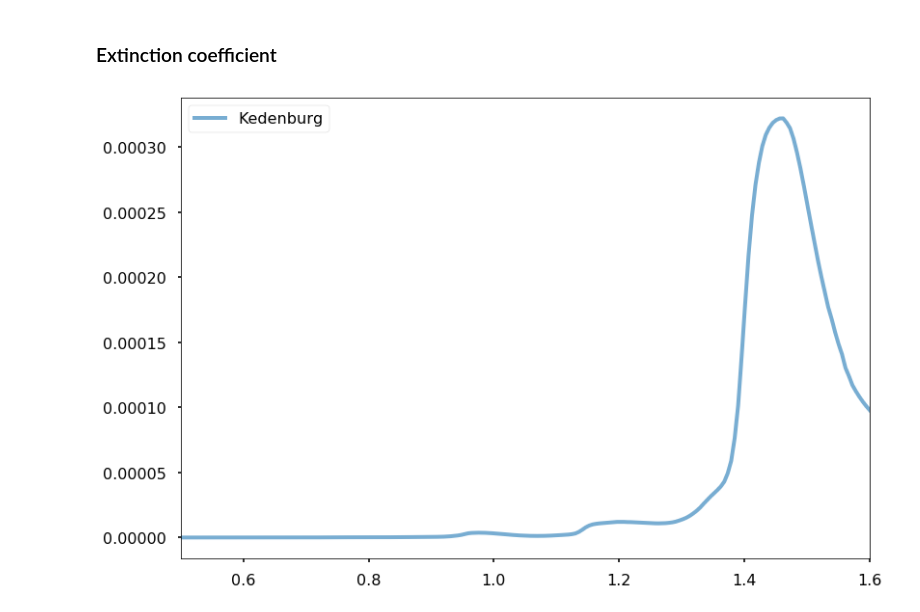
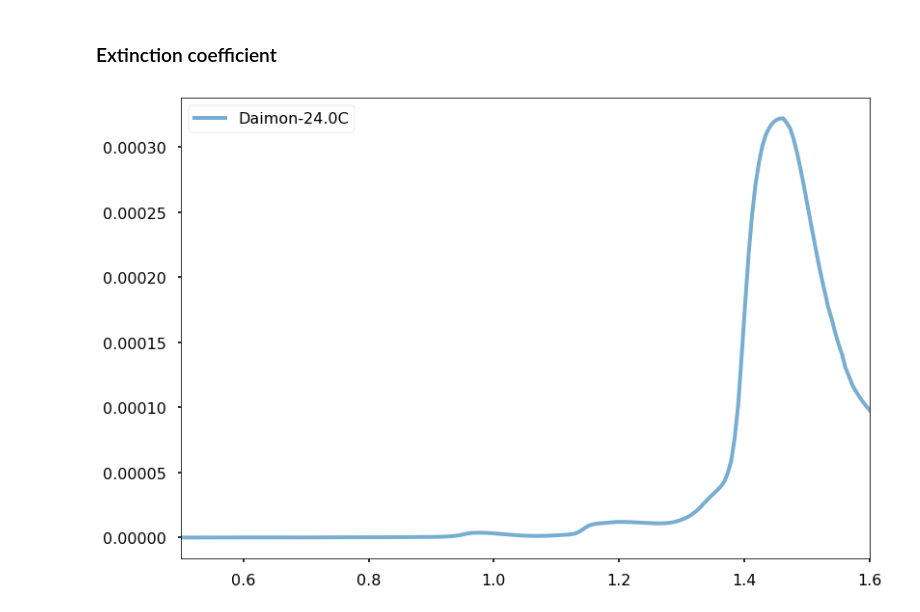
Before and after one commit to mnishida/RII_Pandas, a Jupyter notebook: examples/tutorial.ipynb, the cells around one changed output. Cells and saved outputs as stored; diff of their text form; code cells hidden in the pictures.

```diff
--- a/examples/tutorial.ipynb
+++ b/examples/tutorial.ipynb
@@ -49,7 +49,7 @@ alpha = 0.6
 wl_min = 0.25
 wl_max = 1.0
 wls = np.linspace(wl_min, wl_max, 200)
-for idx, prop in zip(Ag_idx_list, props):
+for idx, prop in zip(Ag_id_list, props):
     Ag = riip.Material(ri.catalog.loc[idx], ri.raw_data.loc[idx])
     eps = Ag.eps(wls)
     plt.plot(wls, eps.real, "-", color=prop['color'], alpha=alpha, lw=4,
@@ -85,8 +85,8 @@ ri.search_pages('Au')
 | 1702 | DL | Au | Stewart | 21 | f | 0.400000 | 2.000000 |
 | 1713 | BB | Au | Rakic | 22 | f | 0.206600 | 12.400000 |
 # %%
-Au_idx_list = [45, 46, 1695, 1701, 1702, 1713]
-ri.show(Au_idx_list)
+Au_id_list = [45, 46, 1695, 1701, 1702, 1713]
+ri.show(Au_id_list)
 # %% [output]
 |  | shelf | book | page | formula | tabulated | wl_min | wl_max |
 | id |  |  |  |  |  |  |  |
@@ -103,7 +103,7 @@ alpha = 0.6
 wl_min = 0.4
 wl_max = 1.0
 wls = np.linspace(wl_min, wl_max, 200)
-for idx, prop in zip(Au_idx_list, props):
+for idx, prop in zip(Au_id_list, props):
     Au = riip.Material(ri.catalog.loc[idx], ri.raw_data.loc[idx])
     eps = Au.eps(wls)
     plt.plot(wls, eps.real, "-", color=prop['color'], alpha=alpha, lw=4,
@@ -135,12 +135,12 @@ ri.search_pages('H2O')
 # %% [markdown]
 ### Wavelength dependence of refractive index
 # %%
-water_idx_list = [282, 283, 284, 285]
+water_id_list = [282, 283, 284, 285]
 alpha = 0.6
 wl_min = 0.38
 wl_max = 0.75
 wls = np.linspace(wl_min, wl_max, 200)
-for idx, prop in zip(water_idx_list, props):
+for idx, prop in zip(water_id_list, props):
     water = riip.Material(ri.catalog.loc[idx], ri.raw_data.loc[idx])
     plt.plot(wls, water.func_n(wls), "-", color=prop['color'], alpha=alpha, lw=4,
              label="{}".format(ri.catalog.loc[idx, 'page']))
@@ -161,16 +161,16 @@ np.average(water.func_n(wls))
 # %% [markdown]
 ### Extinction coefficient
 # %%
-idx = 281
+ID = 281
 alpha = 0.6
 wl_min = 0.5
 wl_max = 1.6
 wls = np.linspace(wl_min, wl_max, 200)
-water = riip.Material(ri.catalog.loc[idx], ri.raw_data.loc[idx])
+water = riip.Material(ri.catalog.loc[ID], ri.raw_data.loc[ID])
 plt.plot(wls, water.func_k(wls), "-", alpha=alpha, lw=4,
          label="{}".format(ri.catalog.loc[idx, 'page']))
 plt.xlim(wl_min, wl_max)
 plt.legend(loc='upper left')
 plt.show()
 # %% [output]
-[figure, old version]
+[figure, new version]
```
Also changed, not shown: parts of 1 cell of this notebook.
